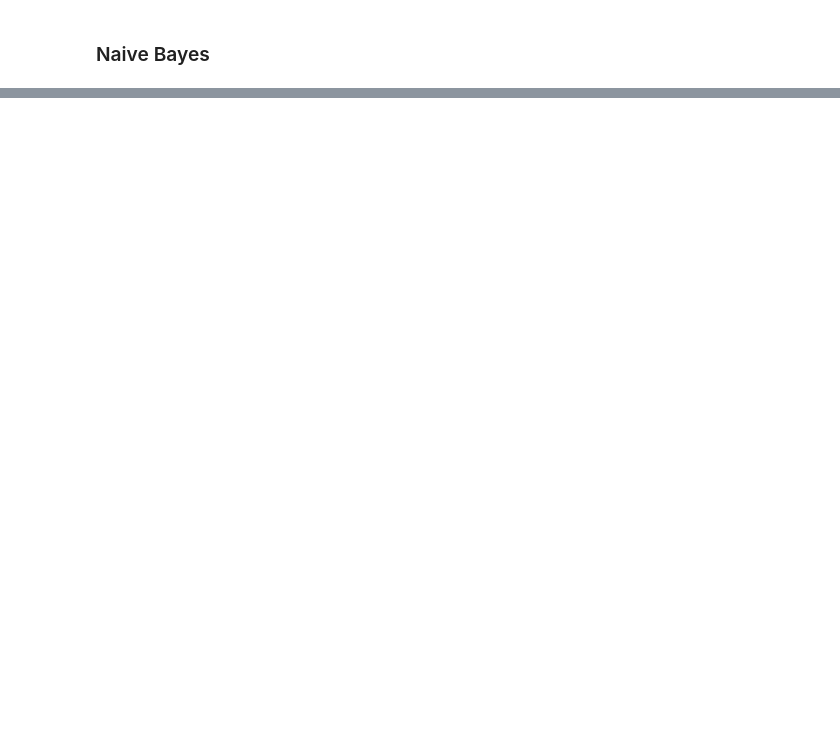
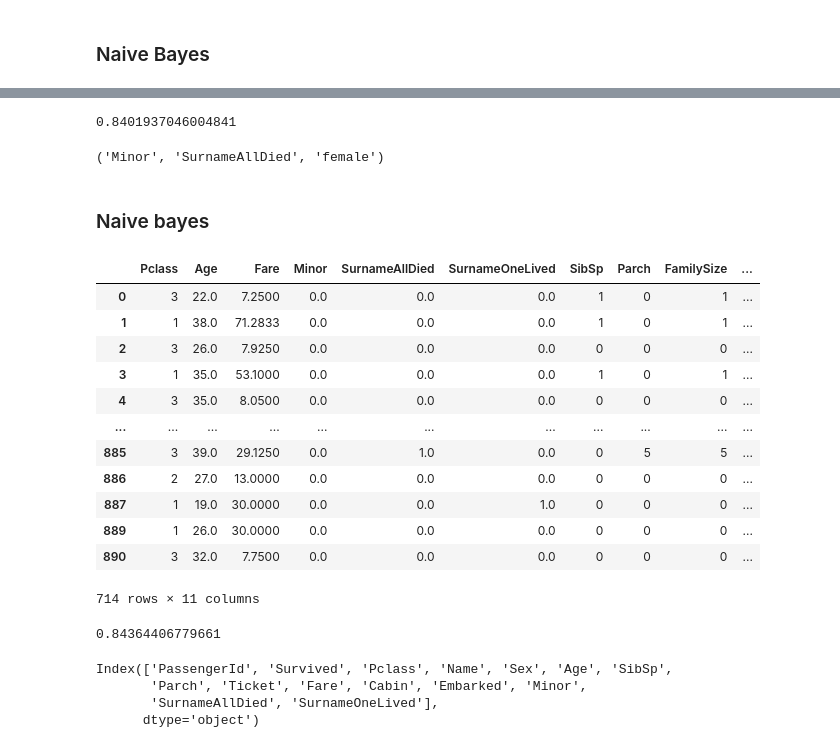
Before and after one commit to matej2000/Kaggle-titanic, a Jupyter notebook: main.ipynb, the cells around one changed output, grey strips where cells are left out. Drawn from its saved outputs; the diff is of its cells as text; code cells hidden in the pictures; blank space fills up the shorter version.

```diff
--- a/main.ipynb
+++ b/main.ipynb
@@ -174,6 +175,3 @@ x
 ## Napovedovanje
 # %% [markdown]
 ### Random forest
-# %%
-clf = RandomForestClassifier()
-clf.fit(x,y)
@@ -194 +178,7 @@ See the caveats in the documentation: https://pandas.pydata.org/pandas-docs/stab
+# %%
+x3 = x[["Minor", "SurnameAllDied", "female"]]
+x3test = xtest[["Minor", "SurnameAllDied", "female"]]
+clf = RandomForestClassifier()
+clf.fit(x3,y)
+r = clf.predict(x3test)
 # %%
@@ -228,0 +269,38 @@ resoult2.to_csv("Predictions/nbc2.csv",  index=False)
+# %%
+maxS
+# %% [output]
+0.8401937046004841
+# %%
+maxT
+# %% [output]
+('Minor', 'SurnameAllDied', 'female')
+# %% [markdown]
+### Naive bayes
+# %%
+x
+# %% [output]
+|  | Pclass | Age | Fare | Minor | SurnameAllDied | SurnameOneLived | SibSp | Parch | FamilySize | ... |
+| 0 | 3 | 22.0 | 7.2500 | 0.0 | 0.0 | 0.0 | 1 | 0 | 1 | ... |
+| 1 | 1 | 38.0 | 71.2833 | 0.0 | 0.0 | 0.0 | 1 | 0 | 1 | ... |
+| 2 | 3 | 26.0 | 7.9250 | 0.0 | 0.0 | 0.0 | 0 | 0 | 0 | ... |
+| 3 | 1 | 35.0 | 53.1000 | 0.0 | 0.0 | 0.0 | 1 | 0 | 1 | ... |
+| 4 | 3 | 35.0 | 8.0500 | 0.0 | 0.0 | 0.0 | 0 | 0 | 0 | ... |
+| ... | ... | ... | ... | ... | ... | ... | ... | ... | ... | ... |
+| 885 | 3 | 39.0 | 29.1250 | 0.0 | 1.0 | 0.0 | 0 | 5 | 5 | ... |
+| 886 | 2 | 27.0 | 13.0000 | 0.0 | 0.0 | 0.0 | 0 | 0 | 0 | ... |
+| 887 | 1 | 19.0 | 30.0000 | 0.0 | 0.0 | 1.0 | 0 | 0 | 0 | ... |
+| 889 | 1 | 26.0 | 30.0000 | 0.0 | 0.0 | 0.0 | 0 | 0 | 0 | ... |
+| 890 | 3 | 32.0 | 7.7500 | 0.0 | 0.0 | 0.0 | 0 | 0 | 0 | ... |
+714 rows × 11 columns
+# %%
+ca = 0
+x3 = x[["Minor", "SurnameAllDied", "female"]]
+for i in range(10):
+    x_train, x_test, y_train, y_test = train_test_split(x3, y, test_size=0.33)
+    gnb = GaussianNB()
+    gnb.fit(x_train,y_train)
+    r = gnb.predict(x_test)
+    ca += accuracy_score(y_test, r)
+print(ca / 10)
+# %% [output]
+0.84364406779661
@@ -228,0 +310,7 @@ resoult2.to_csv("Predictions/nbc2.csv",  index=False)
+# %%
+train.columns
+# %% [output]
+Index(['PassengerId', 'Survived', 'Pclass', 'Name', 'Sex', 'Age', 'SibSp',
+       'Parch', 'Ticket', 'Fare', 'Cabin', 'Embarked', 'Minor',
+       'SurnameAllDied', 'SurnameOneLived'],
+      dtype='object')
```
Also changed, not shown: parts of 21 cells of this notebook, 1 other file.
